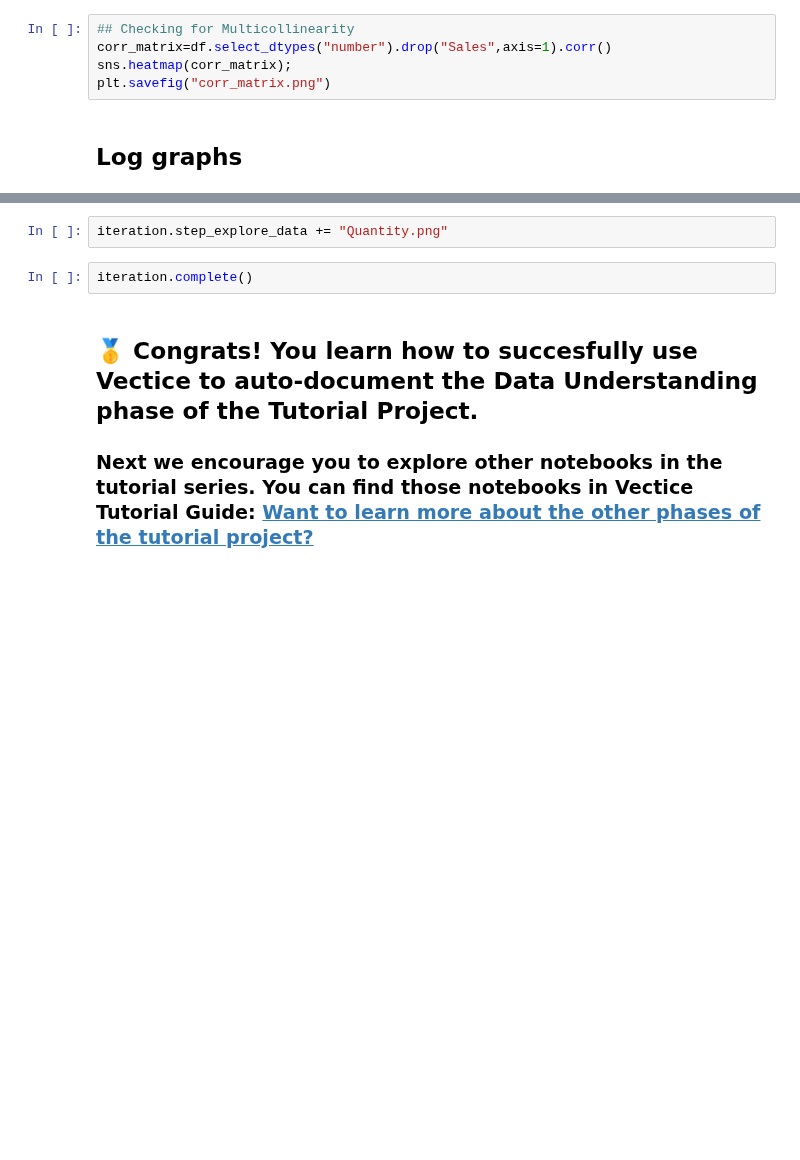
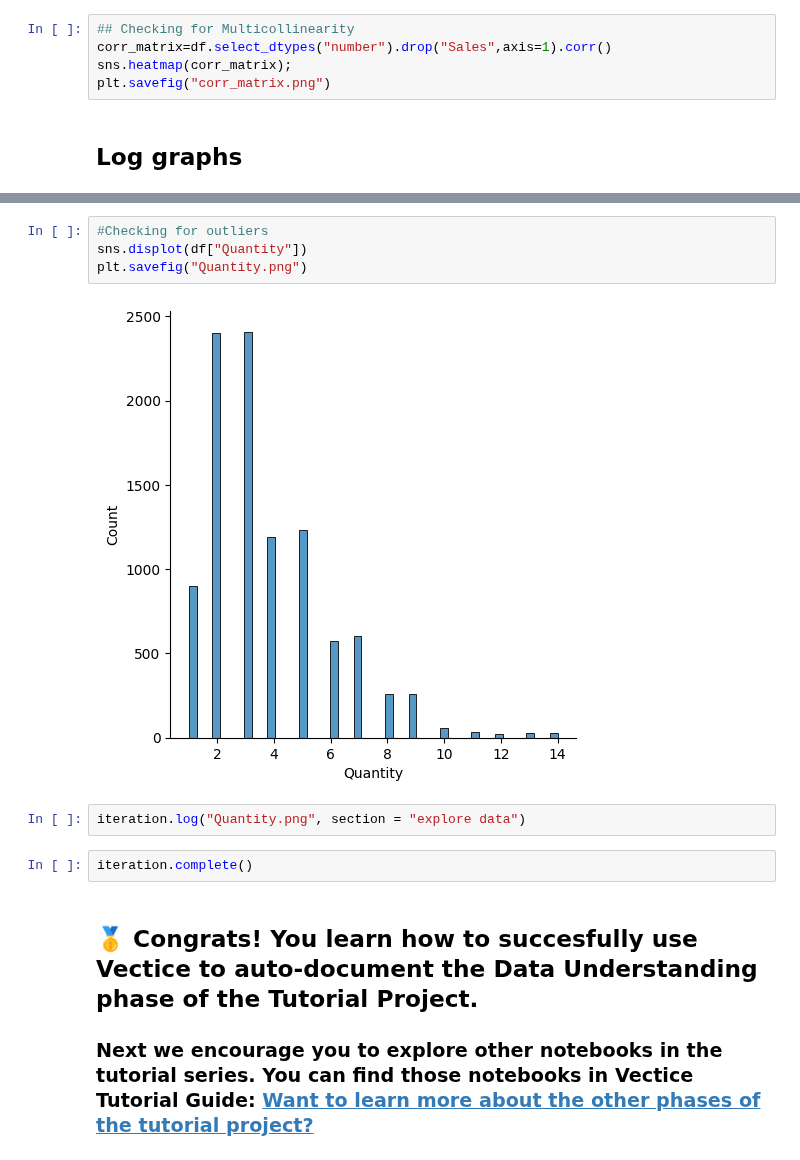
Before and after one commit to vectice/GettingStarted, a Jupyter notebook: 23.3/tutorial/Data Understanding.ipynb, the cells around one changed output, grey strips where cells are left out. Cells and saved outputs as stored; diff of their text form; blank space fills up the shorter version.

```diff
--- a/23.3/tutorial/Data Understanding.ipynb
+++ b/23.3/tutorial/Data Understanding.ipynb
@@ -79,5 +90,11 @@ plt.savefig("Quantity.png")
+# %%
+#Checking for outliers
+sns.displot(df["Quantity"])
+plt.savefig("Quantity.png")
+# %% [output]
+[figure, added]
 # %%
-iteration.step_explore_data += "Quantity.png"
+iteration.log("Quantity.png", section = "explore data")
 # %%
 iteration.complete()
 # %% [markdown]
```
Also changed, not shown: parts of 10 cells of this notebook, 10 other files.
